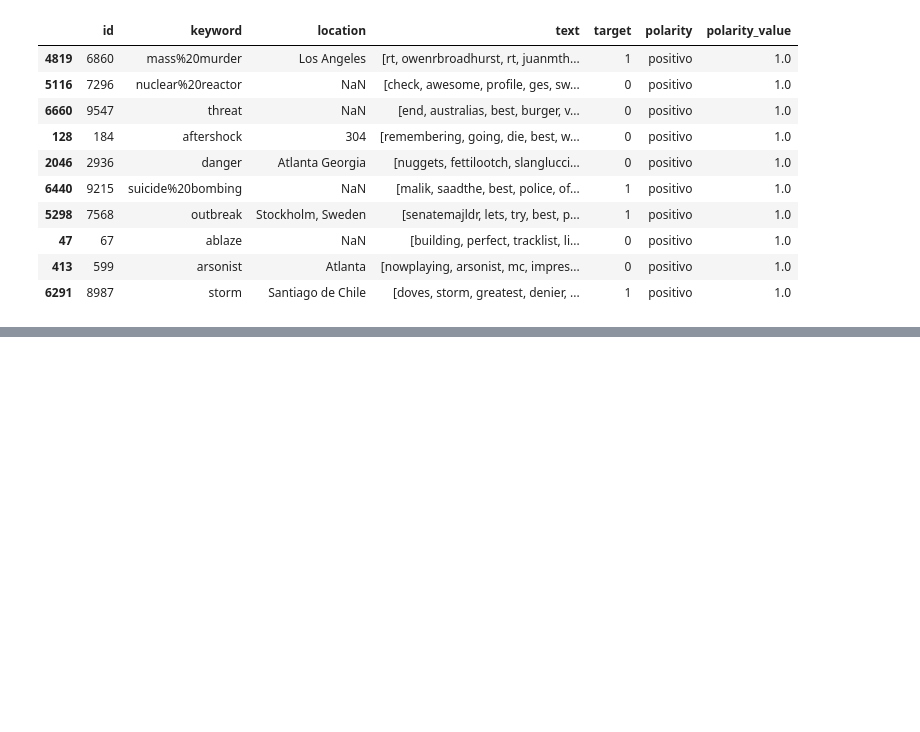
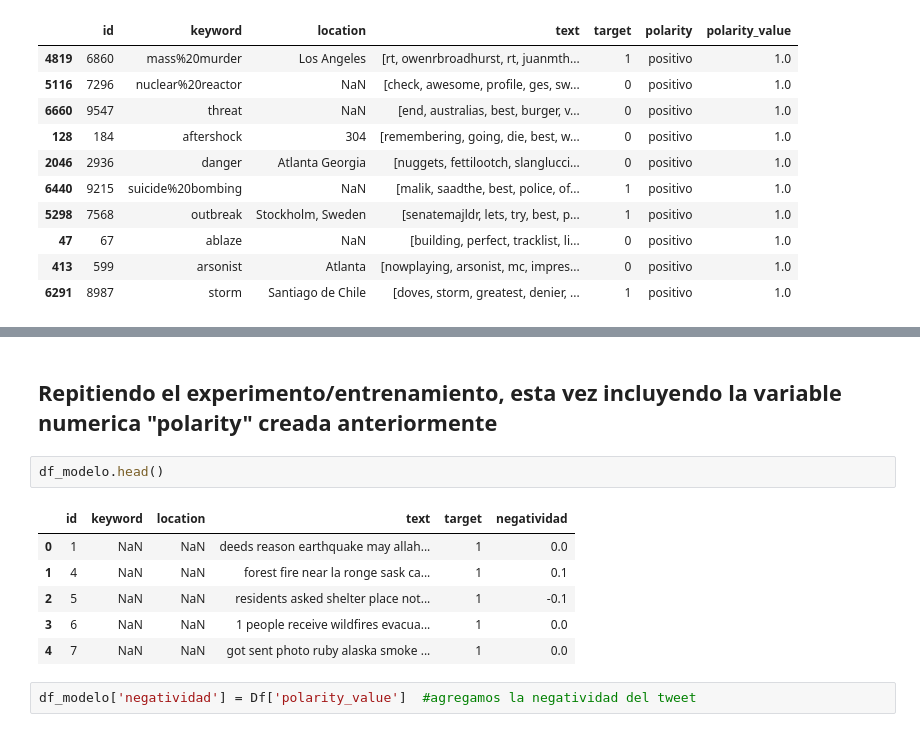
Before and after one commit to jlor31/DS1_LAB05, a Jupyter notebook: DS 1 LAB 05.ipynb, the cells around one changed output, grey strips where cells are left out. Saved outputs shown, nothing was run; the diff lists cells and outputs as text; blank space fills up the shorter version.

```diff
--- a/DS 1 LAB 05.ipynb
+++ b/DS 1 LAB 05.ipynb
@@ -488,0 +629,13 @@ Df.sort_values(by='polarity_value', ascending=False).head(10)
+# %% [markdown]
+## Repitiendo el experimento/entrenamiento, esta vez incluyendo la variable numerica "polarity" creada anteriormente
+# %%
+df_modelo.head()
+# %% [output]
+|  | id | keyword | location | text | target | negatividad |
+| 0 | 1 | NaN | NaN | deeds reason earthquake may allah... | 1 | 0.0 |
+| 1 | 4 | NaN | NaN | forest fire near la ronge sask ca... | 1 | 0.1 |
+| 2 | 5 | NaN | NaN | residents asked shelter place not... | 1 | -0.1 |
+| 3 | 6 | NaN | NaN | 1 people receive wildfires evacua... | 1 | 0.0 |
+| 4 | 7 | NaN | NaN | got sent photo ruby alaska smoke ... | 1 | 0.0 |
+# %%
+df_modelo['negatividad'] = Df['polarity_value']  #agregamos la negatividad del tweet
```
Also changed, not shown: parts of 59 cells of this notebook.
